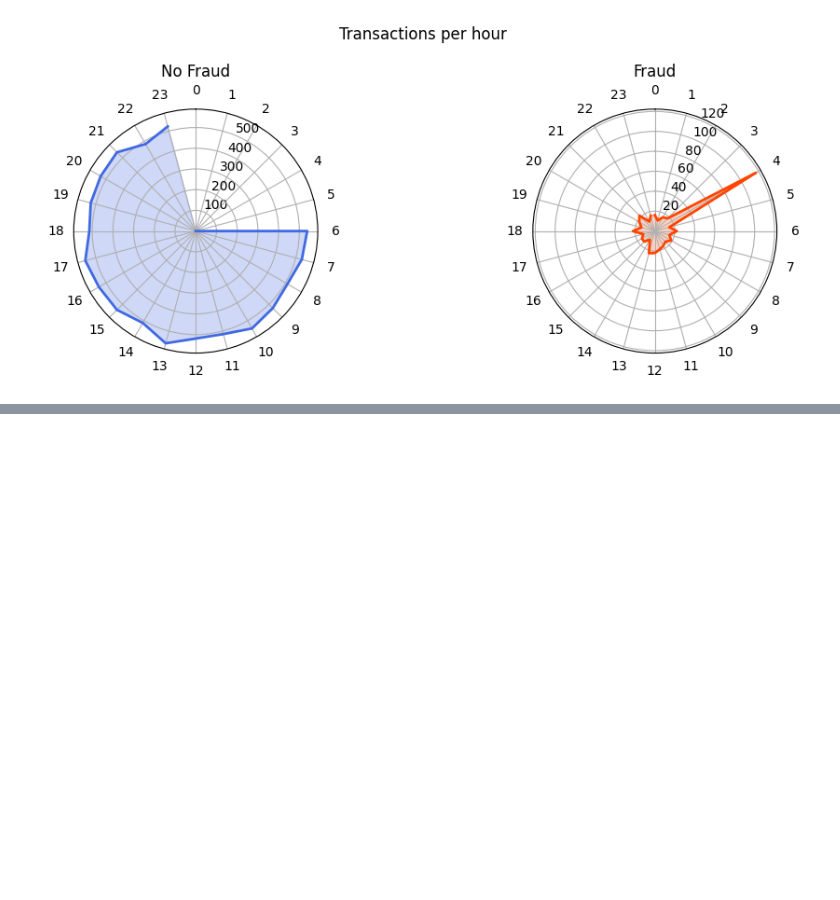
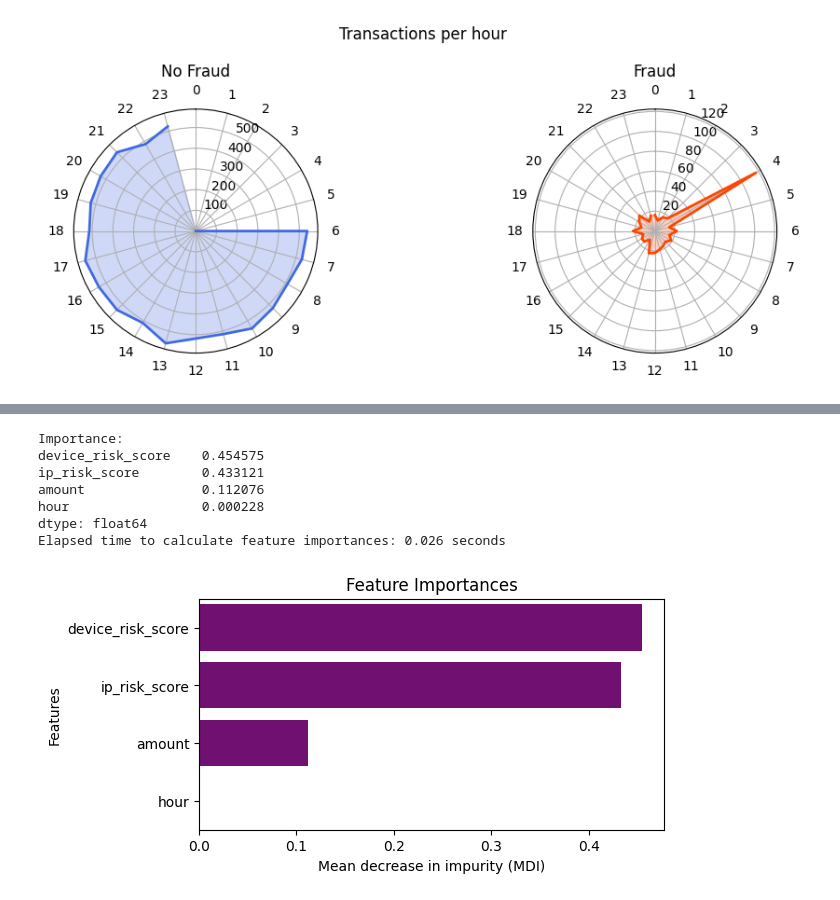
Before and after one commit to vylia/fraud, a Jupyter notebook: FinancialFraudAnalysis.ipynb, the cells around one changed output, grey strips where cells are left out. Saved outputs shown, nothing was run; the diff lists cells and outputs as text; code cells hidden in the pictures; blank space fills up the shorter version.

```diff
--- a/FinancialFraudAnalysis.ipynb
+++ b/FinancialFraudAnalysis.ipynb
@@ -156,0 +231,27 @@ plt.show()
+# %%
+# Feature importance
+start_time = time.time()
+importance = pd.Series(rf_model.feature_importances_, index=X.columns)
+print("Importance:\n" + str(importance.sort_values(ascending=False)))
+
+importances = rf_model.feature_importances_
+std = np.std([tree.feature_importances_ for tree in rf_model.estimators_], axis=0)
+elapsed_time = time.time() - start_time
+print(f"Elapsed time to calculate feature importances: {elapsed_time:.3f} seconds")
+
+sorted_idx = np.argsort(importances)[::-1]
+plt.figure(figsize=(6, 3))
+sns.barplot(x=importances[sorted_idx], y=np.array(features)[sorted_idx], orient='h', color="purple")
+plt.xlabel("Mean decrease in impurity (MDI)")
+plt.ylabel("Features")
+plt.title("Feature Importances")
+plt.show()
+# %% [output]
+Importance:
+device_risk_score    0.454575
+ip_risk_score        0.433121
+amount               0.112076
+hour                 0.000228
+dtype: float64
+Elapsed time to calculate feature importances: 0.026 seconds
+[figure, added]
```
Also changed, not shown: parts of 14 cells of this notebook.
